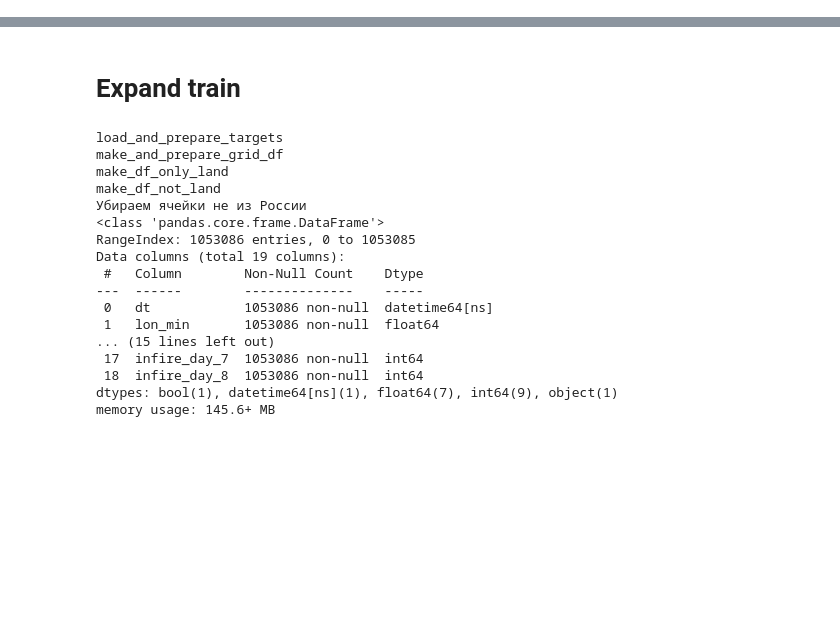
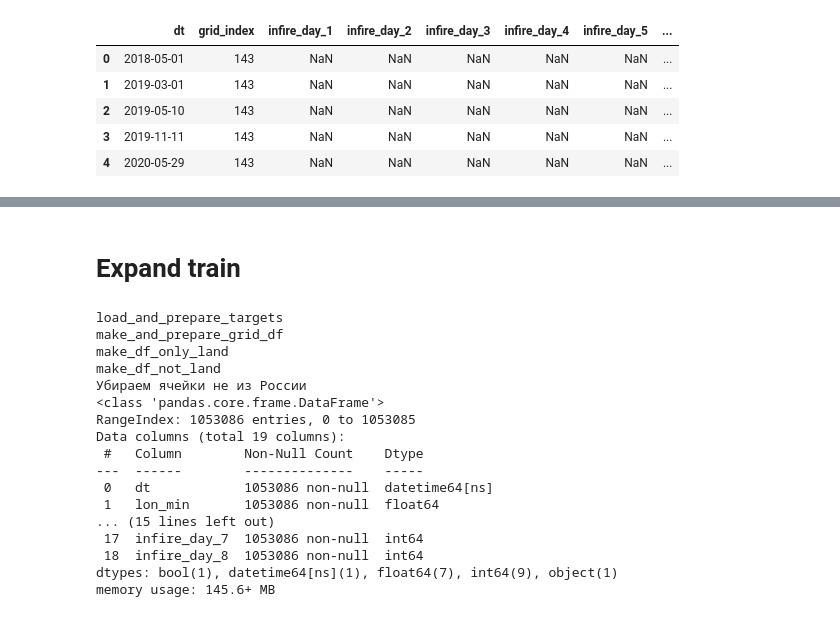
Before and after one commit to Antiguru11/NoFireWithAI, a Jupyter notebook: debug.ipynb, the cells around one changed output, grey strips where cells are left out. Saved outputs shown, nothing was run; the diff lists cells and outputs as text; code cells hidden in the pictures; blank space fills up the shorter version.

```diff
--- a/debug.ipynb
+++ b/debug.ipynb
@@ -68,0 +158,12 @@ memory usage: 145.6+ MB
+# %%
+prediction_df = pd.DataFrame(test_df[['dt', 'grid_index']])
+for i in range(1, 9):
+    prediction_df[f'infire_day_{i}'] = np.nan
+prediction_df.head()
+# %% [output]
+|  | dt | grid_index | infire_day_1 | infire_day_2 | infire_day_3 | infire_day_4 | infire_day_5 | ... |
+| 0 | 2018-05-01 | 143 | NaN | NaN | NaN | NaN | NaN | ... |
+| 1 | 2019-03-01 | 143 | NaN | NaN | NaN | NaN | NaN | ... |
+| 2 | 2019-05-10 | 143 | NaN | NaN | NaN | NaN | NaN | ... |
+| 3 | 2019-11-11 | 143 | NaN | NaN | NaN | NaN | NaN | ... |
+| 4 | 2020-05-29 | 143 | NaN | NaN | NaN | NaN | NaN | ... |
```
Also changed, not shown: parts of 27 cells of this notebook, 5 other files.
